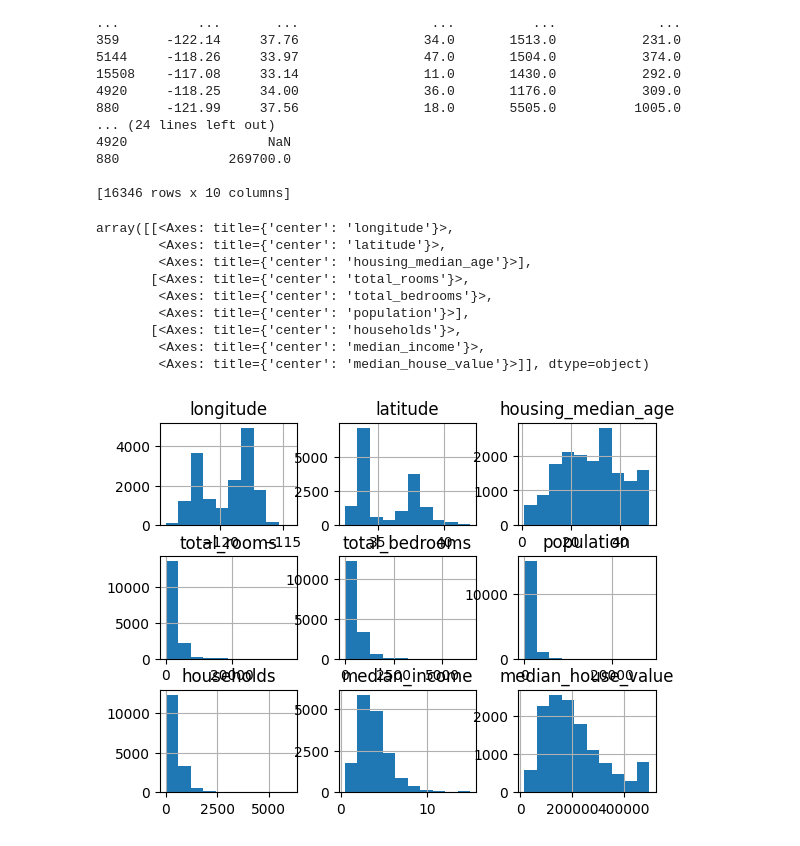
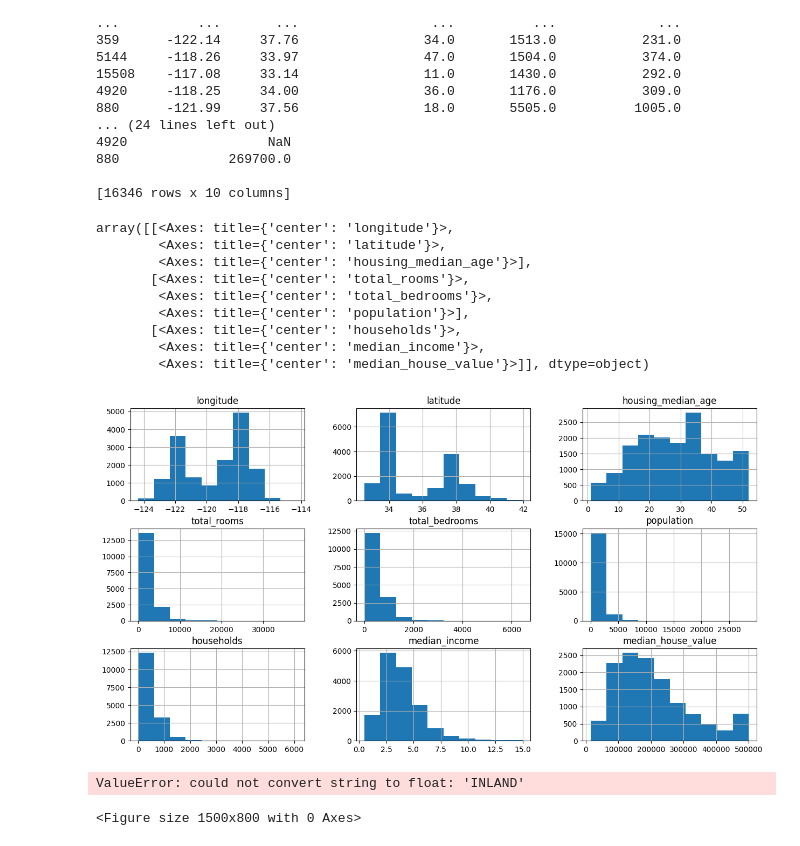
Before and after one commit to lobsangshakya/House_Prediction_Price, a Jupyter notebook: House_Prediction_project.ipynb, the cells around one changed output. Drawn from its saved outputs; the diff is of its cells as text; code cells hidden in the pictures.

```diff
--- a/House_Prediction_project.ipynb
+++ b/House_Prediction_project.ipynb
@@ -147,15 +147,21 @@ print(train_data)
 
 [16346 rows x 10 columns]
 # %%
-train_data.hist(fig)
+train_data.hist(figsize=(15, 8))
 # %% [output]
 array([[<Axes: title={'center': 'longitude'}>,
         <Axes: title={'center': 'latitude'}>,
         <Axes: title={'center': 'housing_median_age'}>],
        [<Axes: title={'center': 'total_rooms'}>,
         <Axes: title={'center': 'total_bedrooms'}>,
         <Axes: title={'center': 'population'}>],
        [<Axes: title={'center': 'households'}>,
         <Axes: title={'center': 'median_income'}>,
         <Axes: title={'center': 'median_house_value'}>]], dtype=object)
-[figure, old version]
+[figure, new version]
+# %%
+plt.figure(figsize=(15,8))
+sns.heatmap(train_data.corr(), annot=True, cmap="YlGnBu")
+# %% [output]
+ValueError: could not convert string to float: 'INLAND'
+<Figure size 1500x800 with 0 Axes>
```
Also changed, not shown: 1 other file.
